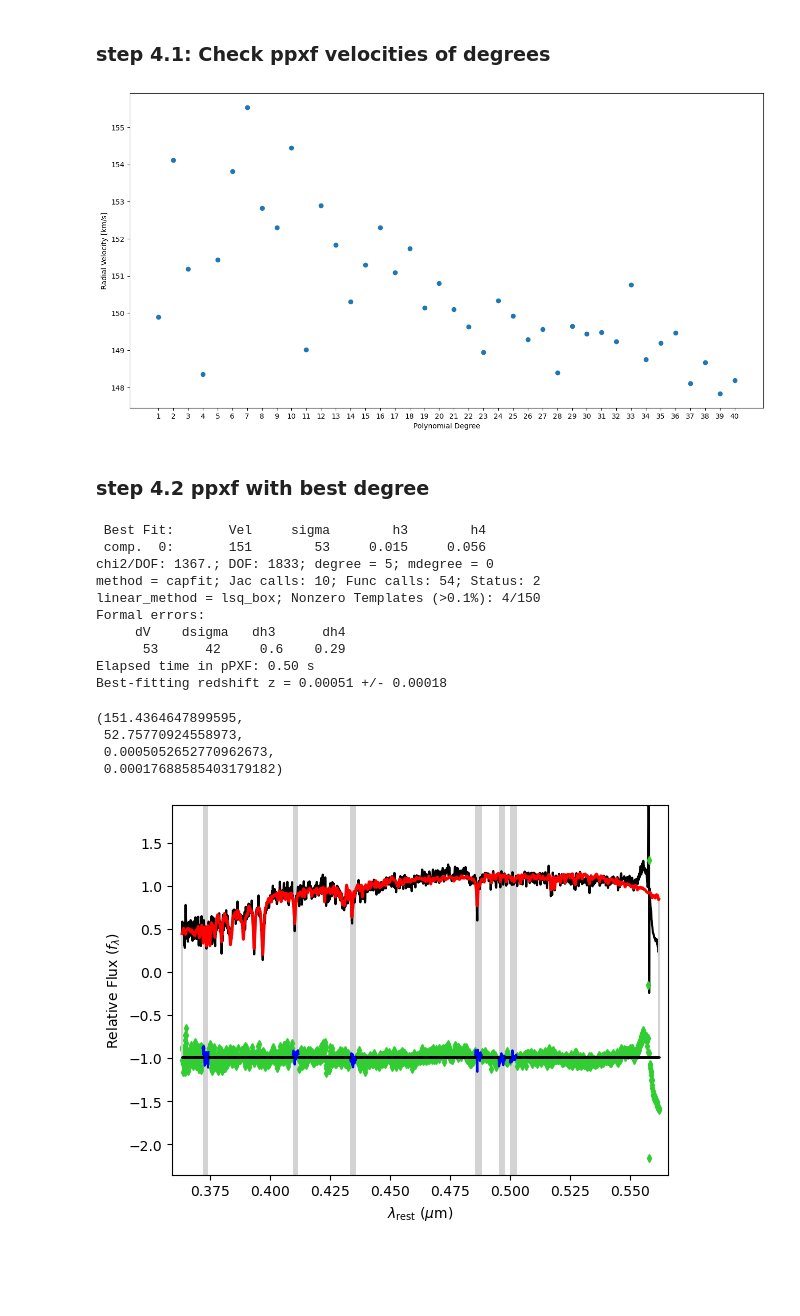
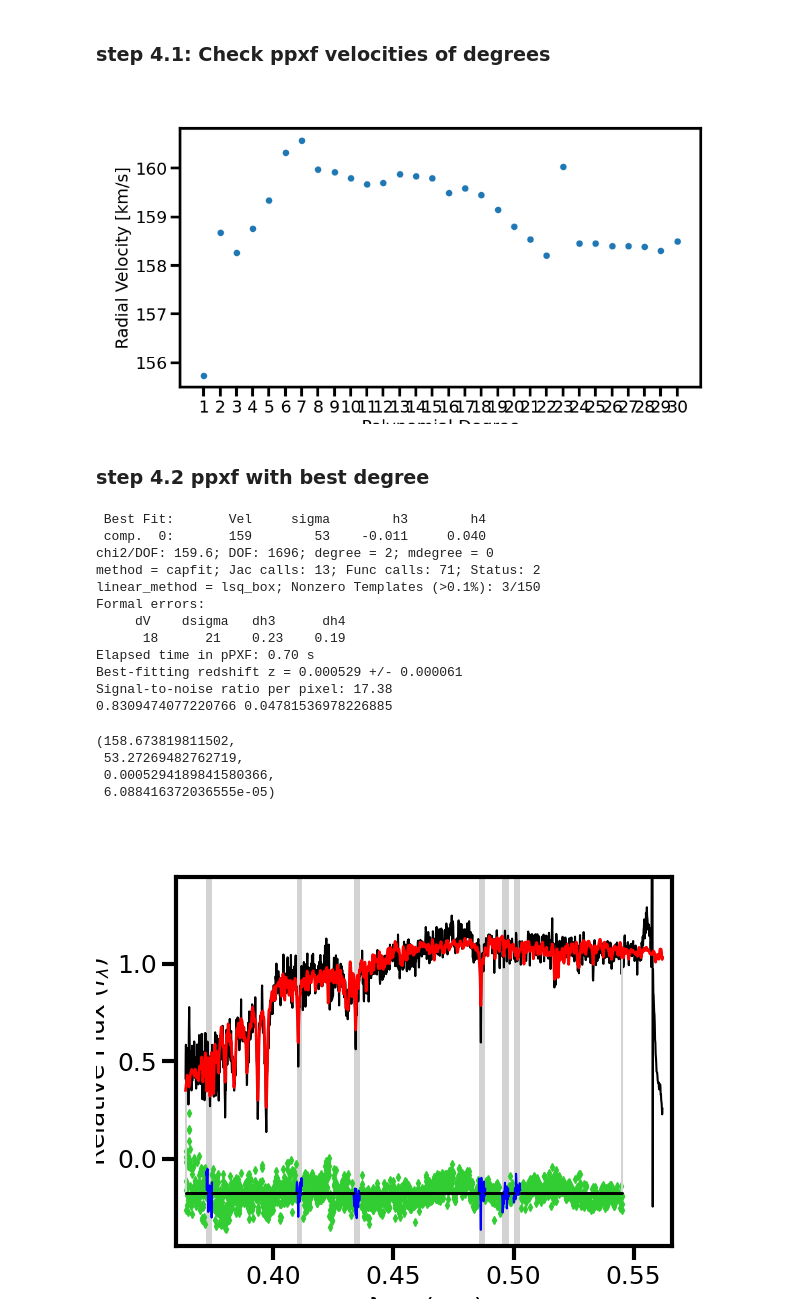
Before and after one commit to daniel-lyon/CAS-Summer-Project, a Jupyter notebook: scripts/main.ipynb, the cells around one changed output. Drawn from its saved outputs; the diff is of its cells as text; code cells hidden in the pictures; blank space fills up the shorter version.

```diff
--- a/scripts/main.ipynb
+++ b/scripts/main.ipynb
@@ -79,9 +77,8 @@ Code Competed Successfully in, 6981.69 seconds
 # %%
 """ User inputs """
 ppxf_file = '/home/daniel/Documents/Swinburne/ultra-diffuse-galaxies/results/NGC_247/GCs2/obj3/mean_NCS.fits' # path to ppxf input file
-out_file = '/home/daniel/Documents/Swinburne/ultra-diffuse-galaxies/results/NGC_247/GCs2/obj3/vel_vs_deg.png' # path to save vel_vs_deg plot
 fwhm_gal = 5000 / 1800 # instrument resolution
-min_degrees, max_degrees = 1, 40 # min and max degrees for Legendre polynomials
+min_degrees, max_degrees = 1, 30 # min and max degrees for Legendre polynomials
 
 degrees = np.arange(min_degrees, max_degrees+1) # make a list of numbers to test for degree
 velocities = []
@@ -91,35 +88,37 @@ for deg in tqdm(degrees):
     velocities.append(vel)
 plt.close()
 
-plt.figure(figsize=(16, 8))
+plt.figure(figsize=(10, 5))
 plt.scatter(degrees, velocities)
 plt.xlabel("Polynomial Degree")
 plt.ylabel("Radial Velocity [km/s]")
 plt.xticks(np.arange(min(degrees), max(degrees)+1, 1.0))
-plt.savefig(out_file)
 plt.show()
 # %% [output]
-[figure, old version]
+[figure, new version]
 # %% [markdown]
 ### step 4.2 ppxf with best degree
 # %%
 """ User inputs """
-degree = 5
+degree = 2
 
+plt.close()
 ppxf_kinematics(ppxf_file, fwhm_gal, degree)
 # %% [output]
  Best Fit:       Vel     sigma        h3        h4
- comp.  0:       151        53     0.015     0.056
-chi2/DOF: 1367.; DOF: 1833; degree = 5; mdegree = 0
-method = capfit; Jac calls: 10; Func calls: 54; Status: 2
-linear_method = lsq_box; Nonzero Templates (>0.1%): 4/150
+ comp.  0:       159        53    -0.011     0.040
+chi2/DOF: 159.6; DOF: 1696; degree = 2; mdegree = 0
+method = capfit; Jac calls: 13; Func calls: 71; Status: 2
+linear_method = lsq_box; Nonzero Templates (>0.1%): 3/150
 Formal errors:
      dV    dsigma   dh3      dh4
-      53      42     0.6    0.29
-Elapsed time in pPXF: 0.50 s
-Best-fitting redshift z = 0.00051 +/- 0.00018
+      18      21    0.23    0.19
+Elapsed time in pPXF: 0.70 s
+Best-fitting redshift z = 0.000529 +/- 0.000061
+Signal-to-noise ratio per pixel: 17.38
+0.8309474077220766 0.04781536978226885
-(151.4364647899595,
- 52.75770924558973,
- 0.0005052652770962673,
- 0.00017688585403179182)
+(158.673819811502,
+ 53.27269482762719,
+ 0.0005294189841580366,
+ 6.088416372036555e-05)
-[figure, old version]
+[figure, new version]
```
Also changed, not shown: parts of 4 cells of this notebook, 22 other files.
